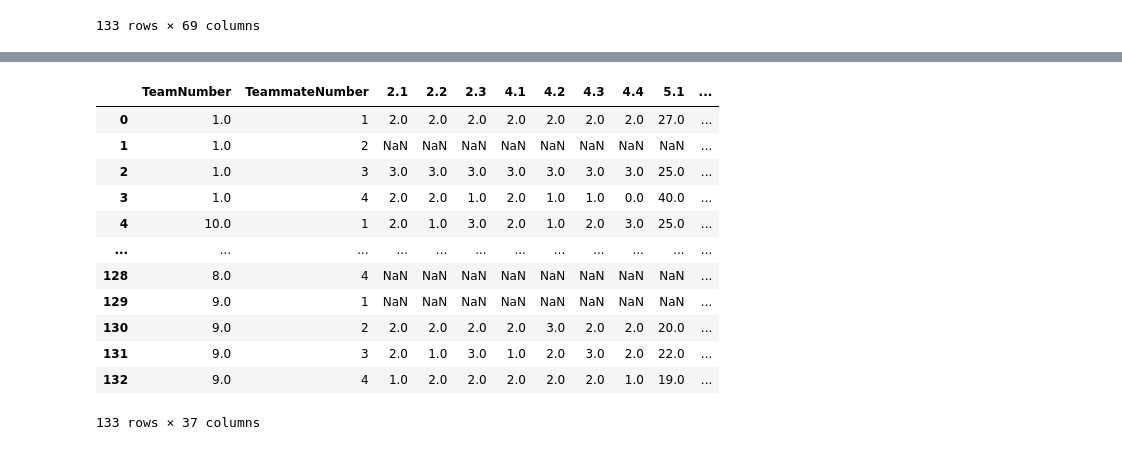
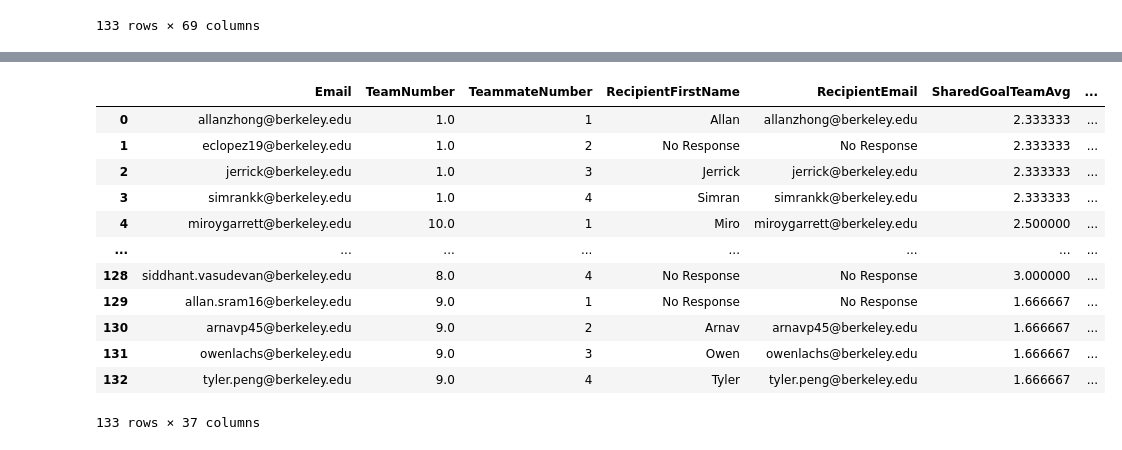
Before and after one commit to teamingbydesign/txd-pipeline, a Jupyter notebook: automation/test.ipynb, the cells around one changed output, grey strips where cells are left out. Cells and saved outputs as stored; diff of their text form; code cells hidden in the pictures.

```diff
--- a/automation/test.ipynb
+++ b/automation/test.ipynb
@@ -126,9 +179,7 @@ class TeammateAvg(ColumnBuilder):
         super().__init__(col_prefix, 'TeammateAvg', get_teammates_average, [question])
 
     def __call__(self, df: pd.DataFrame) -> pd.DataFrame:
-        self.pd_function_args.append(df)
         result = super().__call__(df)
-        self.pd_function_args.pop()
         return result
 
 class TeamAvg(ColumnBuilder):
@@ -180,17 +239,21 @@ def column_builder_pipe(
         column_builder_params: List[Tuple]
 ) -> pd.DataFrame:
     for (question, suffix, func, func_args) in column_builder_params:
-        cb = None
+        prefix = col_to_prefix[question]
         if suffix in suffix_to_columnbuilder:
-            prefix = col_to_prefix[question]
             builder_type = suffix_to_columnbuilder[suffix]
 
-            if builder_type == Identity:
-                cb = builder_type(prefix, suffix, question)
-            elif builder_type == PerMemberFunc:
+            if builder_type == PerMemberFunc:
                 cb = builder_type(prefix, suffix, func, func_args)
+            elif func is not None:
+                cb = ColumnBuilder(prefix, suffix, func, func_args)
             else:
-                cb = builder_type(prefix, question)
+                if builder_type == Identity:
+                    cb = builder_type(prefix, suffix, question)
+                elif builder_type == PerMemberFunc:
+                    cb = builder_type(prefix, suffix, func, func_args)
+                else:
+                    cb = builder_type(prefix, question)
 
         else:
             cb = ColumnBuilder(prefix, suffix, func, func_args)
@@ -212,20 +287,39 @@ sample_params = [
     ('4.2', 'ClassAvg', None, None),
     ('4.2', 'ClassStDev', None, None),
     ('4.3', 'TeamAvg', None, None),
-
+    ('4.3', 'ClassAvg', None, None),
+    ('4.3', 'ClassStDev', None, None),
+    ('4.4', 'TeamAvg', None, None),
+    ('4.4', 'ClassAvg', None, None),
+    ('4.4', 'ClassStDev', None, None),
+    ('6', 'Me', None, None),
+    ('6', 'PerMember', None, ['6']),
+    ('7', 'PerMember', None, ['7']),
+    ('16', 'Me', get_my_response, ['16']),
+    ('16', 'TeammateAvg', None, None),
+    ('16', 'ClassAvg', get_class_average_all_teammates, ['16']),
+    ('16', 'ClassStDev', get_class_stdev_all_teammates, ['16']),
+    ('17', 'Me', get_my_response, ['17']),
+    ('17', 'TeammateAvg', None, None),
+    ('17', 'ClassAvg', get_class_average_all_teammates, ['17']),
+    ('17', 'ClassStDev', get_class_stdev_all_teammates, ['17']),
 ]
-column_builder_pipe(numerical_data, sample_params)
+result = column_builder_pipe(full_cleaned, sample_params)
-# %% [output]
-|  | TeamNumber | TeammateNumber | 2.1 | 2.2 | 2.3 | 4.1 | 4.2 | 4.3 | 4.4 | 5.1 | ... |
-| 0 | 1.0 | 1 | 2.0 | 2.0 | 2.0 | 2.0 | 2.0 | 2.0 | 2.0 | 27.0 | ... |
-| 1 | 1.0 | 2 | NaN | NaN | NaN | NaN | NaN | NaN | NaN | NaN | ... |
-| 2 | 1.0 | 3 | 3.0 | 3.0 | 3.0 | 3.0 | 3.0 | 3.0 | 3.0 | 25.0 | ... |
-| 3 | 1.0 | 4 | 2.0 | 2.0 | 1.0 | 2.0 | 1.0 | 1.0 | 0.0 | 40.0 | ... |
-| 4 | 10.0 | 1 | 2.0 | 1.0 | 3.0 | 2.0 | 1.0 | 2.0 | 3.0 | 25.0 | ... |
-| ... | ... | ... | ... | ... | ... | ... | ... | ... | ... | ... | ... |
-| 128 | 8.0 | 4 | NaN | NaN | NaN | NaN | NaN | NaN | NaN | NaN | ... |
-| 129 | 9.0 | 1 | NaN | NaN | NaN | NaN | NaN | NaN | NaN | NaN | ... |
-| 130 | 9.0 | 2 | 2.0 | 2.0 | 2.0 | 2.0 | 3.0 | 2.0 | 2.0 | 20.0 | ... |
-| 131 | 9.0 | 3 | 2.0 | 1.0 | 3.0 | 1.0 | 2.0 | 3.0 | 2.0 | 22.0 | ... |
-| 132 | 9.0 | 4 | 1.0 | 2.0 | 2.0 | 2.0 | 2.0 | 2.0 | 1.0 | 19.0 | ... |
-133 rows × 37 columns
+# %%
+cols_to_remove = ~full_cleaned.columns.str.contains(r'[0-9]', regex=True)
+padded = list(cols_to_remove) + [np.True_] * (len(result.columns) - len(cols_to_remove))
+result.loc[:, np.array(padded)]
+# %% [output]
+|  | Email | TeamNumber | TeammateNumber | RecipientFirstName | RecipientEmail | SharedGoalTeamAvg | ... |
+| 0 | allanzhong@berkeley.edu | 1.0 | 1 | Allan | allanzhong@berkeley.edu | 2.333333 | ... |
+| 1 | eclopez19@berkeley.edu | 1.0 | 2 | No Response | No Response | 2.333333 | ... |
+| 2 | jerrick@berkeley.edu | 1.0 | 3 | Jerrick | jerrick@berkeley.edu | 2.333333 | ... |
+| 3 | simrankk@berkeley.edu | 1.0 | 4 | Simran | simrankk@berkeley.edu | 2.333333 | ... |
+| 4 | miroygarrett@berkeley.edu | 10.0 | 1 | Miro | miroygarrett@berkeley.edu | 2.500000 | ... |
+| ... | ... | ... | ... | ... | ... | ... | ... |
+| 128 | siddhant.vasudevan@berkeley.edu | 8.0 | 4 | No Response | No Response | 3.000000 | ... |
+| 129 | allan.sram16@berkeley.edu | 9.0 | 1 | No Response | No Response | 1.666667 | ... |
+| 130 | arnavp45@berkeley.edu | 9.0 | 2 | Arnav | arnavp45@berkeley.edu | 1.666667 | ... |
+| 131 | owenlachs@berkeley.edu | 9.0 | 3 | Owen | owenlachs@berkeley.edu | 1.666667 | ... |
+| 132 | tyler.peng@berkeley.edu | 9.0 | 4 | Tyler | tyler.peng@berkeley.edu | 1.666667 | ... |
+133 rows × 37 columns
```
Also changed, not shown: parts of 5 cells of this notebook, 3 other files.
